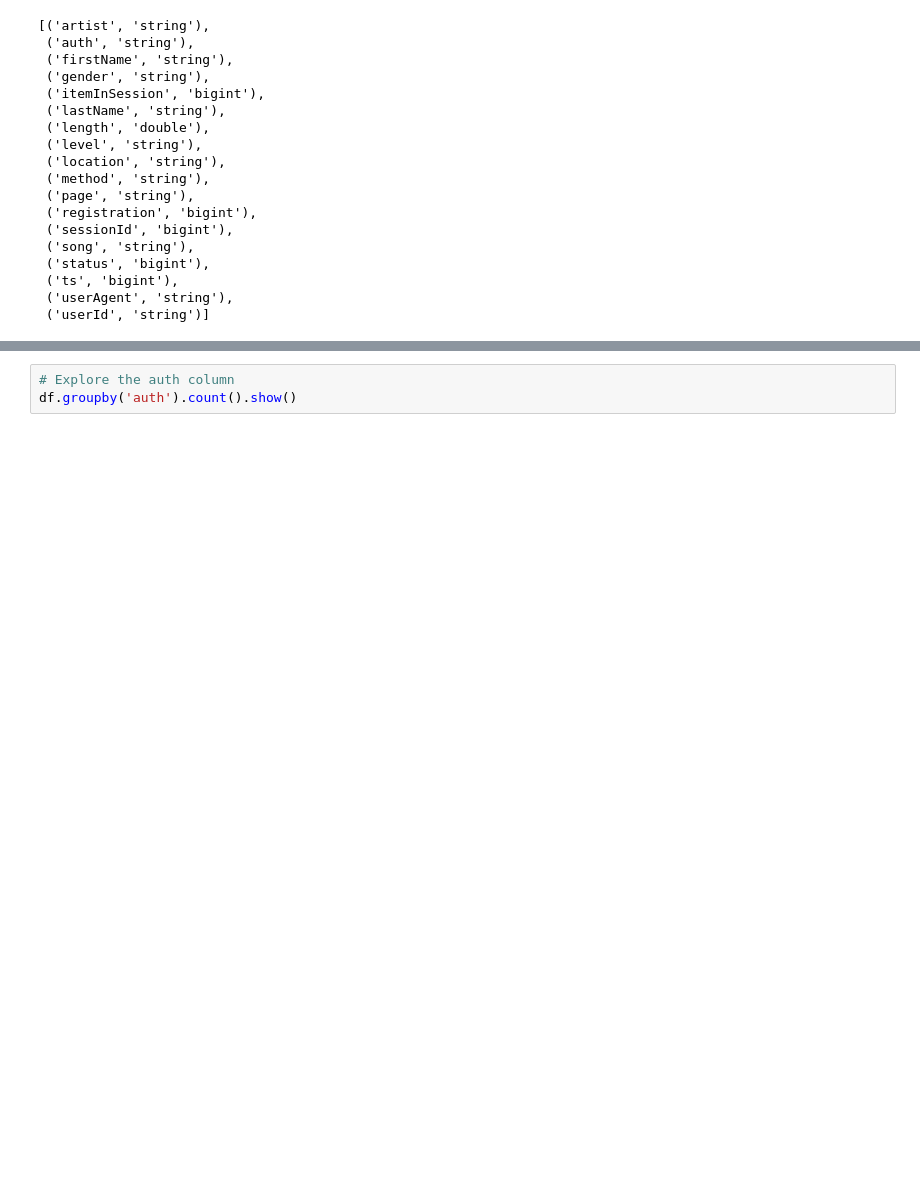
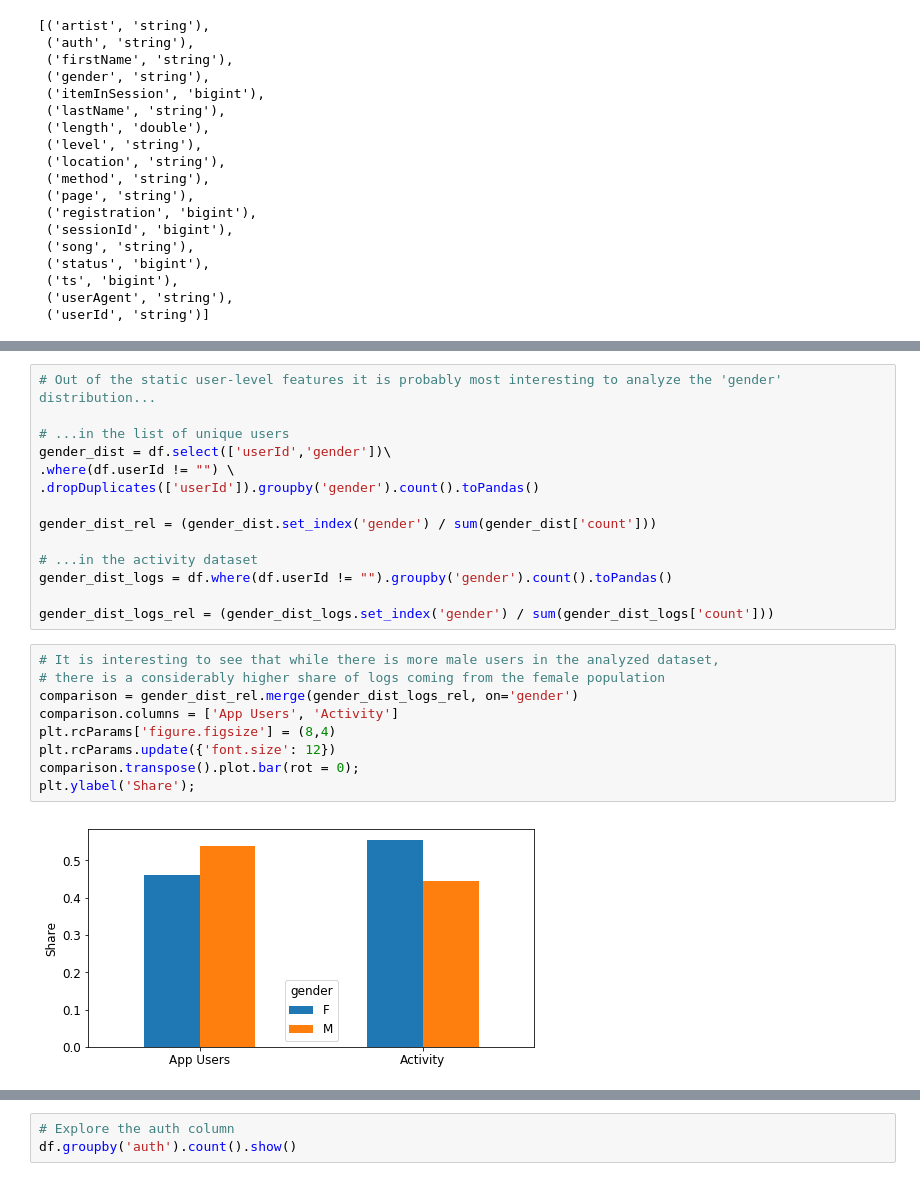
Before and after one commit to lukazaplotnik/Churn-Prediction-PySpark, a Jupyter notebook: sparkify_main.ipynb, the cells around one changed output, grey strips where cells are left out. Drawn from its saved outputs; the diff is of its cells as text; blank space fills up the shorter version.

```diff
--- a/sparkify_main.ipynb
+++ b/sparkify_main.ipynb
@@ -192,0 +354,25 @@ Row(artist='Martha Tilston', auth='Logged In', firstName='Colin', gender='M', it
+# %%
+# Out of the static user-level features it is probably most interesting to analyze the 'gender' distribution...
+
+# ...in the list of unique users
+gender_dist = df.select(['userId','gender'])\
+.where(df.userId != "") \
+.dropDuplicates(['userId']).groupby('gender').count().toPandas()
+
+gender_dist_rel = (gender_dist.set_index('gender') / sum(gender_dist['count']))
+
+# ...in the activity dataset
+gender_dist_logs = df.where(df.userId != "").groupby('gender').count().toPandas()
+
+gender_dist_logs_rel = (gender_dist_logs.set_index('gender') / sum(gender_dist_logs['count']))
+# %%
+# It is interesting to see that while there is more male users in the analyzed dataset,
+# there is a considerably higher share of logs coming from the female population
+comparison = gender_dist_rel.merge(gender_dist_logs_rel, on='gender')
+comparison.columns = ['App Users', 'Activity']
+plt.rcParams['figure.figsize'] = (8,4)
+plt.rcParams.update({'font.size': 12})
+comparison.transpose().plot.bar(rot = 0);
+plt.ylabel('Share');
+# %% [output]
+[figure, added]
```
Also changed, not shown: parts of 77 cells of this notebook, 1 other file.
